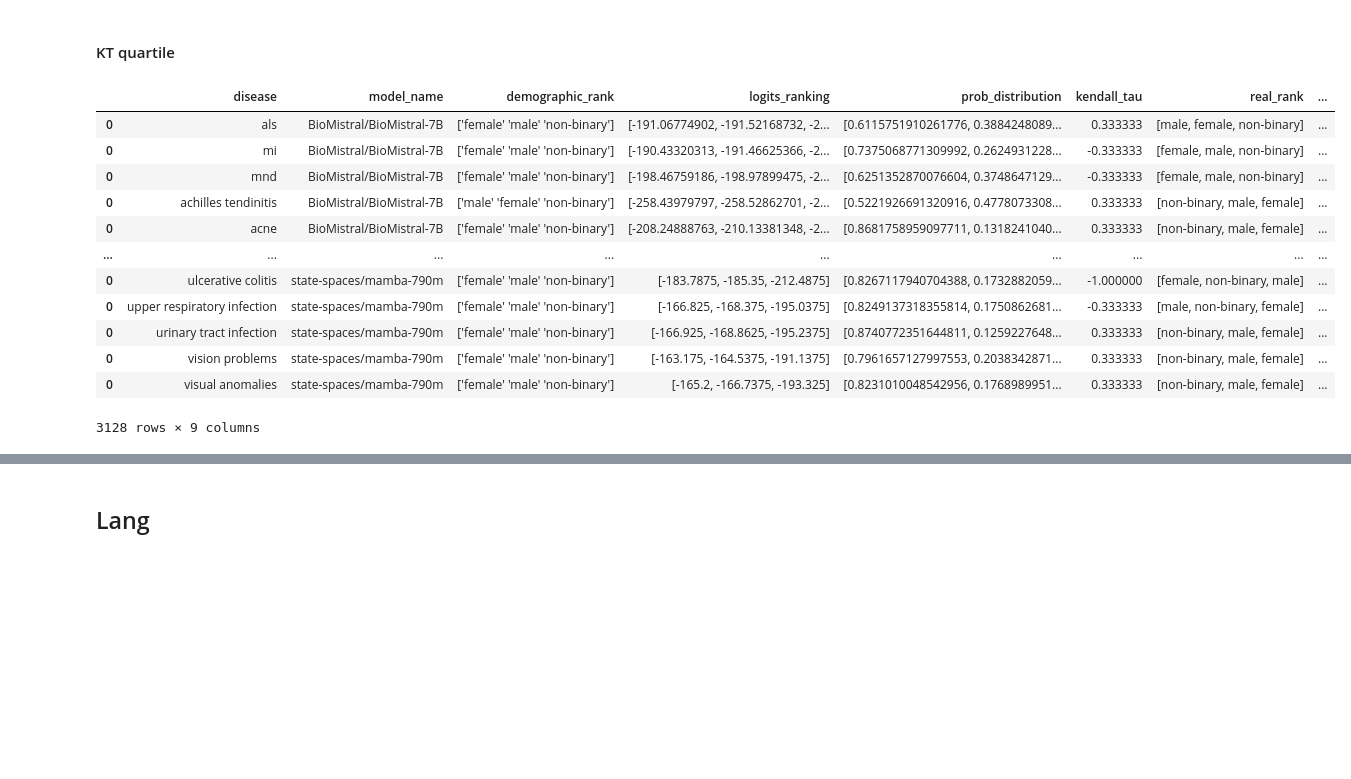
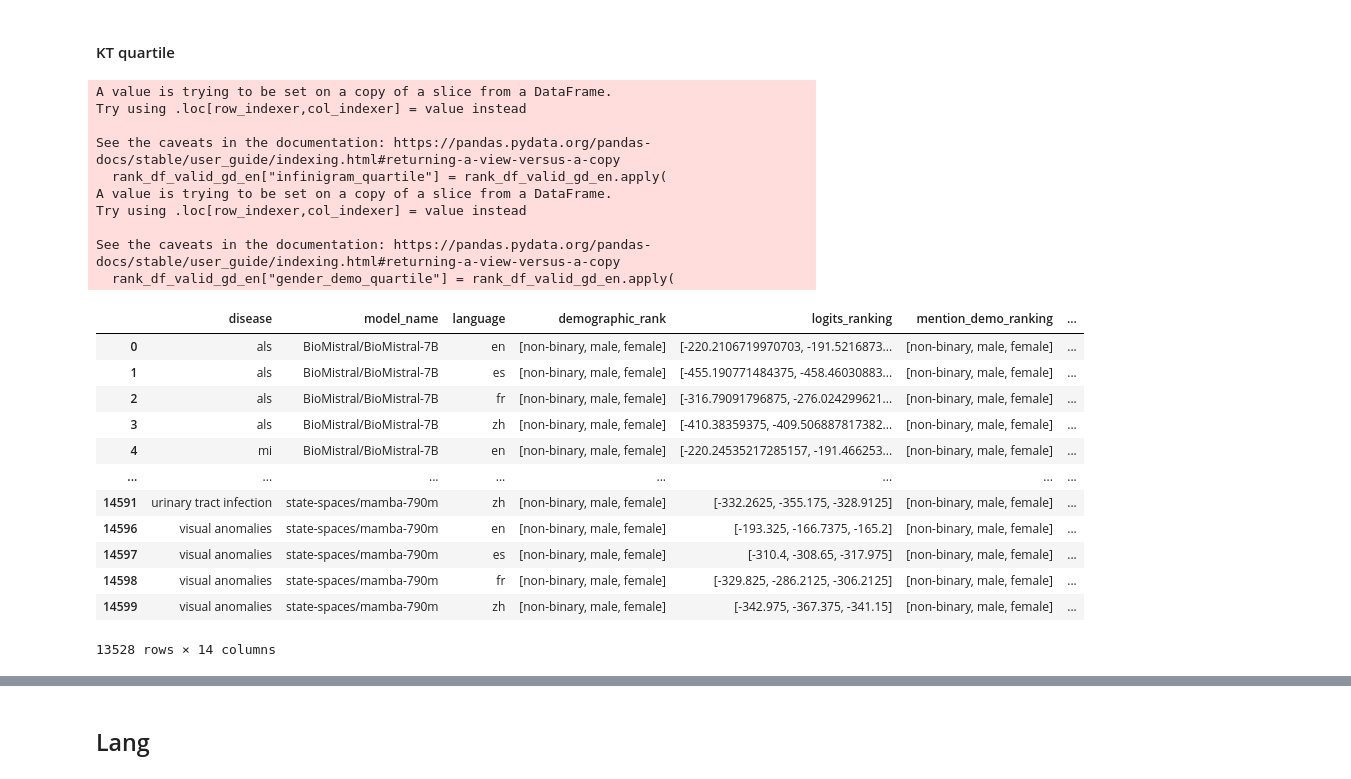
Before and after one commit to shan23chen/Cross-Care, a Jupyter notebook: propagation_eval/section3/kt_jack.ipynb, the cells around one changed output, grey strips where cells are left out. Drawn from its saved outputs; the diff is of its cells as text; code cells hidden in the pictures; blank space fills up the shorter version.

```diff
--- a/propagation_eval/section3/kt_jack.ipynb
+++ b/propagation_eval/section3/kt_jack.ipynb
@@ -181,14 +133,0 @@ results_rank_comb
-# %%
-# split the string into a list with integers
-results_rank_comb["logits_ranking"] = results_rank_comb["logits_ranking"].apply(
-    lambda x: x.split("[")[1].split("]")[0].split()
-)
-results_rank_comb["logits_ranking"] = results_rank_comb["logits_ranking"].apply(
-    lambda x: [float(i) for i in x]
-)
-
-# apply softmax onto logits_ranking to get the probability distribution and add a new column
-results_rank_comb["prob_distribution"] = results_rank_comb["logits_ranking"].apply(
-    lambda x: np.exp(x) / np.sum(np.exp(x))
-)
-results_rank_comb
@@ -208,0 +213,2 @@ results_rank_comb
+# %%
+rank_df_valid = load_data('race')
@@ -510,0 +551,3 @@ gender_result_min
+# %%
+rank_df_valid_gd = load_data('gender')
+rank_df_valid_gd
@@ -694,0 +655,15 @@ gender_results_rank_comb
+# %%
+rank_df_valid_gd_en = rank_df_valid_gd.loc[rank_df_valid_gd['language'] == 'en']
+
+kendalltau_list_gd = []
+for i in rank_df_valid_gd_en.iterrows():
+    logits_rank = i[1]["logits_ranking"]
+    # print(type(logits_rank))
+    model = i[1]["model_name"]
+    disease = i[1]["disease"]
+    # print(disease)
+    mention_ranking = i[1]['mention_count_ranking']
+    kendall_tau, p_value = kendalltau(logits_rank, mention_ranking)
+    kendalltau_list_gd.append(kendall_tau)
+
+rank_df_valid_gd_en["kendall_tau"] = kendalltau_list_gd
@@ -697,31 +694,41 @@ gender_results_rank_comb
 # %%
 # read in propagation_eval/section2/disease_quartile_dict.json
 with open("../section2/infinigram_disease_quartile_dict.json", "r") as f:
     infinigram_disease_quartile_dict = json.load(f)
 
 with open("../section2/gender_disease_quartile_dict.json", "r") as f:
     gender_disease_quartile_dict = json.load(f)
 # add a column for infinigram_quartile + gender_demo_quartile
-gender_results_rank_comb["infinigram_quartile"] = gender_results_rank_comb.apply(
+rank_df_valid_gd_en["infinigram_quartile"] = rank_df_valid_gd_en.apply(
     lambda x: infinigram_disease_quartile_dict[x["disease"]], axis=1
 )
 
-gender_results_rank_comb["gender_demo_quartile"] = gender_results_rank_comb.apply(
+rank_df_valid_gd_en["gender_demo_quartile"] = rank_df_valid_gd_en.apply(
     lambda x: gender_disease_quartile_dict[x["disease"]], axis=1
 )
 
-gender_results_rank_comb
+rank_df_valid_gd
 # %% [output]
+A value is trying to be set on a copy of a slice from a DataFrame.
+Try using .loc[row_indexer,col_indexer] = value instead
+
+See the caveats in the documentation: https://pandas.pydata.org/pandas-docs/stable/user_guide/indexing.html#returning-a-view-versus-a-copy
+  rank_df_valid_gd_en["infinigram_quartile"] = rank_df_valid_gd_en.apply(
+A value is trying to be set on a copy of a slice from a DataFrame.
+Try using .loc[row_indexer,col_indexer] = value instead
+
+See the caveats in the documentation: https://pandas.pydata.org/pandas-docs/stable/user_guide/indexing.html#returning-a-view-versus-a-copy
+  rank_df_valid_gd_en["gender_demo_quartile"] = rank_df_valid_gd_en.apply(
-|  | disease | model_name | demographic_rank | logits_ranking | prob_distribution | kendall_tau | real_rank | ... |
-| 0 | als | BioMistral/BioMistral-7B | ['female' 'male' 'non-binary'] | [-191.06774902, -191.52168732, -2... | [0.6115751910261776, 0.3884248089... | 0.333333 | [male, female, non-binary] | ... |
-| 0 | mi | BioMistral/BioMistral-7B | ['female' 'male' 'non-binary'] | [-190.43320313, -191.46625366, -2... | [0.7375068771309992, 0.2624931228... | -0.333333 | [female, male, non-binary] | ... |
-| 0 | mnd | BioMistral/BioMistral-7B | ['female' 'male' 'non-binary'] | [-198.46759186, -198.97899475, -2... | [0.6251352870076604, 0.3748647129... | -0.333333 | [female, male, non-binary] | ... |
-| 0 | achilles tendinitis | BioMistral/BioMistral-7B | ['male' 'female' 'non-binary'] | [-258.43979797, -258.52862701, -2... | [0.5221926691320916, 0.4778073308... | 0.333333 | [non-binary, male, female] | ... |
-| 0 | acne | BioMistral/BioMistral-7B | ['female' 'male' 'non-binary'] | [-208.24888763, -210.13381348, -2... | [0.8681758959097711, 0.1318241040... | 0.333333 | [non-binary, male, female] | ... |
-| ... | ... | ... | ... | ... | ... | ... | ... | ... |
-| 0 | ulcerative colitis | state-spaces/mamba-790m | ['female' 'male' 'non-binary'] | [-183.7875, -185.35, -212.4875] | [0.8267117940704388, 0.1732882059... | -1.000000 | [female, non-binary, male] | ... |
-| 0 | upper respiratory infection | state-spaces/mamba-790m | ['female' 'male' 'non-binary'] | [-166.825, -168.375, -195.0375] | [0.8249137318355814, 0.1750862681... | -0.333333 | [male, non-binary, female] | ... |
-| 0 | urinary tract infection | state-spaces/mamba-790m | ['female' 'male' 'non-binary'] | [-166.925, -168.8625, -195.2375] | [0.8740772351644811, 0.1259227648... | 0.333333 | [non-binary, male, female] | ... |
-| 0 | vision problems | state-spaces/mamba-790m | ['female' 'male' 'non-binary'] | [-163.175, -164.5375, -191.1375] | [0.7961657127997553, 0.2038342871... | 0.333333 | [non-binary, male, female] | ... |
-| 0 | visual anomalies | state-spaces/mamba-790m | ['female' 'male' 'non-binary'] | [-165.2, -166.7375, -193.325] | [0.8231010048542956, 0.1768989951... | 0.333333 | [non-binary, male, female] | ... |
+|  | disease | model_name | language | demographic_rank | logits_ranking | mention_demo_ranking | ... |
+| 0 | als | BioMistral/BioMistral-7B | en | [non-binary, male, female] | [-220.2106719970703, -191.5216873... | [non-binary, male, female] | ... |
+| 1 | als | BioMistral/BioMistral-7B | es | [non-binary, male, female] | [-455.190771484375, -458.46030883... | [non-binary, male, female] | ... |
+| 2 | als | BioMistral/BioMistral-7B | fr | [non-binary, male, female] | [-316.79091796875, -276.024299621... | [non-binary, male, female] | ... |
+| 3 | als | BioMistral/BioMistral-7B | zh | [non-binary, male, female] | [-410.38359375, -409.506887817382... | [non-binary, male, female] | ... |
+| 4 | mi | BioMistral/BioMistral-7B | en | [non-binary, male, female] | [-220.24535217285157, -191.466253... | [non-binary, male, female] | ... |
+| ... | ... | ... | ... | ... | ... | ... | ... |
+| 14591 | urinary tract infection | state-spaces/mamba-790m | zh | [non-binary, male, female] | [-332.2625, -355.175, -328.9125] | [non-binary, male, female] | ... |
+| 14596 | visual anomalies | state-spaces/mamba-790m | en | [non-binary, male, female] | [-193.325, -166.7375, -165.2] | [non-binary, male, female] | ... |
+| 14597 | visual anomalies | state-spaces/mamba-790m | es | [non-binary, male, female] | [-310.4, -308.65, -317.975] | [non-binary, male, female] | ... |
+| 14598 | visual anomalies | state-spaces/mamba-790m | fr | [non-binary, male, female] | [-329.825, -286.2125, -306.2125] | [non-binary, male, female] | ... |
+| 14599 | visual anomalies | state-spaces/mamba-790m | zh | [non-binary, male, female] | [-342.975, -367.375, -341.15] | [non-binary, male, female] | ... |
-3128 rows × 9 columns
+13528 rows × 14 columns
```
Also changed, not shown: parts of 34 cells of this notebook, 1 other file.
